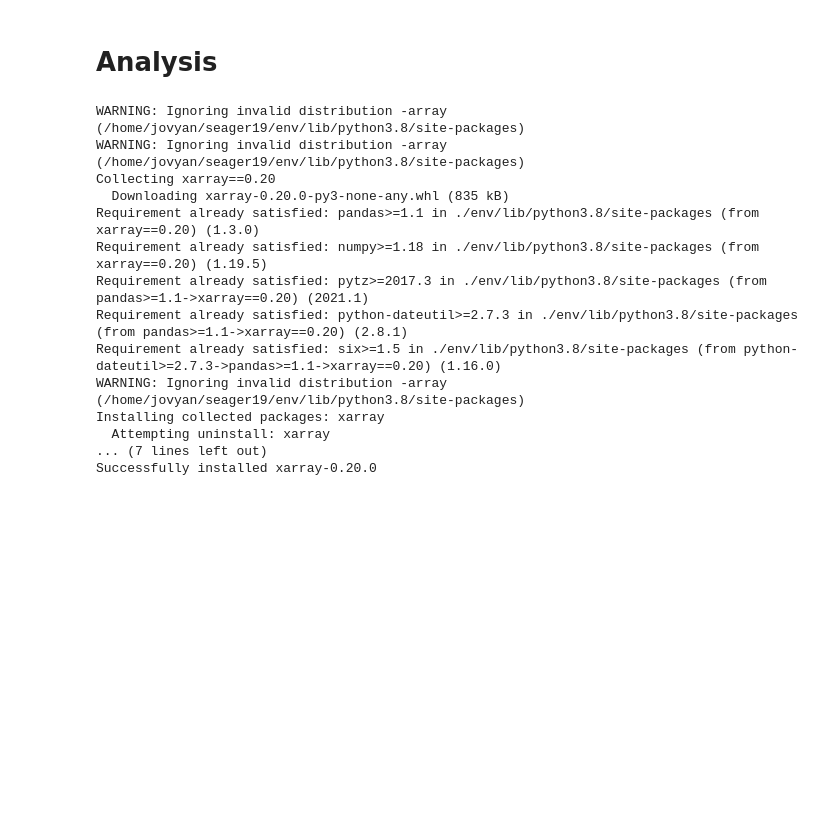
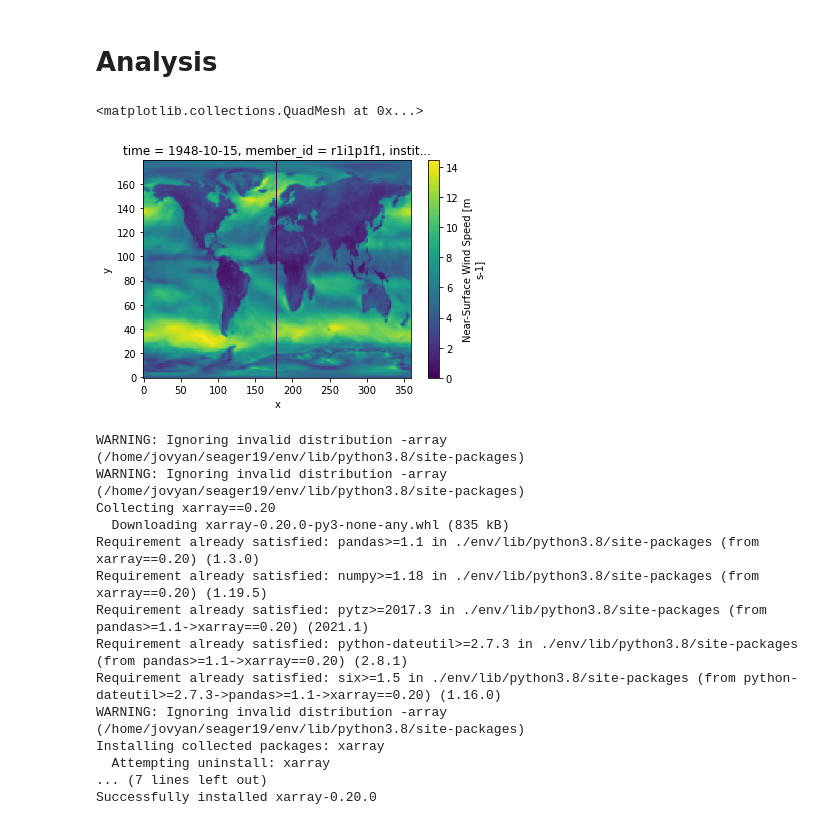
Before and after one commit to sdat2/seager19, a Jupyter notebook: pangeo.ipynb, the cells around one changed output. Drawn from its saved outputs; the diff is of its cells as text; code cells hidden in the pictures; blank space fills up the shorter version.

Commit message:
ext: periodic coordinates note currently working on AC-RCEC

```diff
--- a/pangeo.ipynb
+++ b/pangeo.ipynb
@@ -8,3 +10,8 @@
+# %%
+xr.open_dataset("nc/sfcWind.AS-RCEC.TaiESM1.r1i1p1f1.80.nc").sfcWind.isel(time=9).plot()
+# %% [output]
+<matplotlib.collections.QuadMesh at 0x...>
+[figure, added]
 # %%
 ! pip install xarray==0.20
 # %% [output]
```
Also changed, not shown: parts of 1 cell of this notebook, 1 other file.
